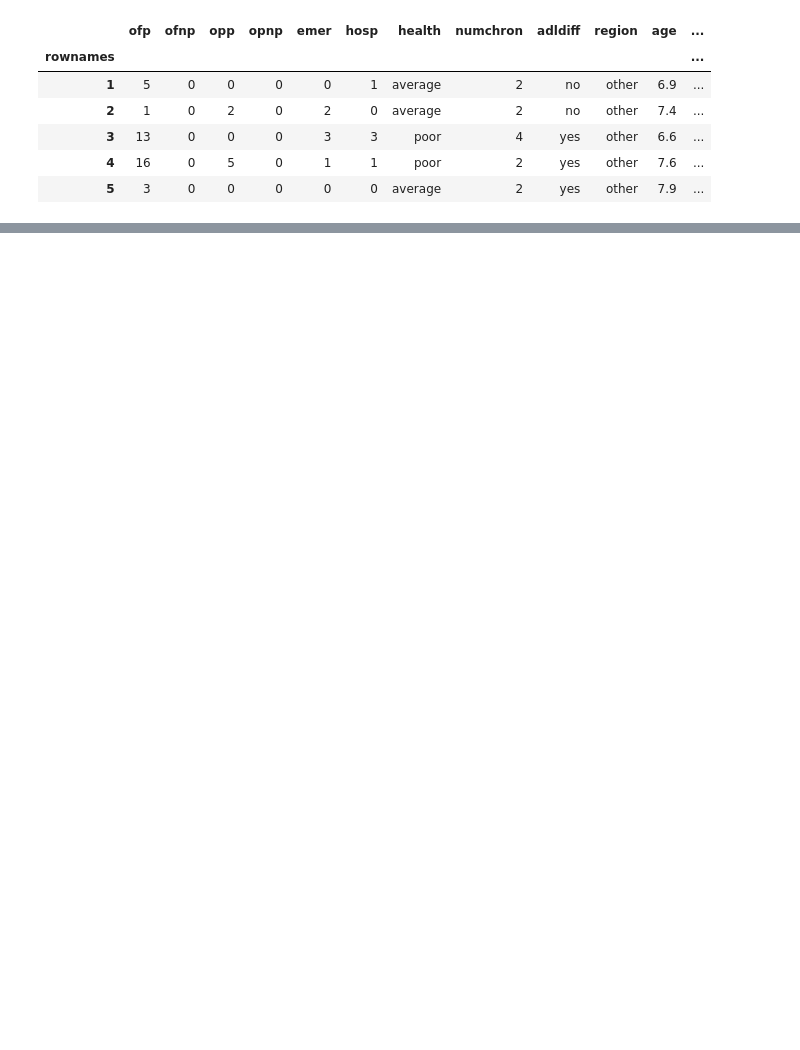
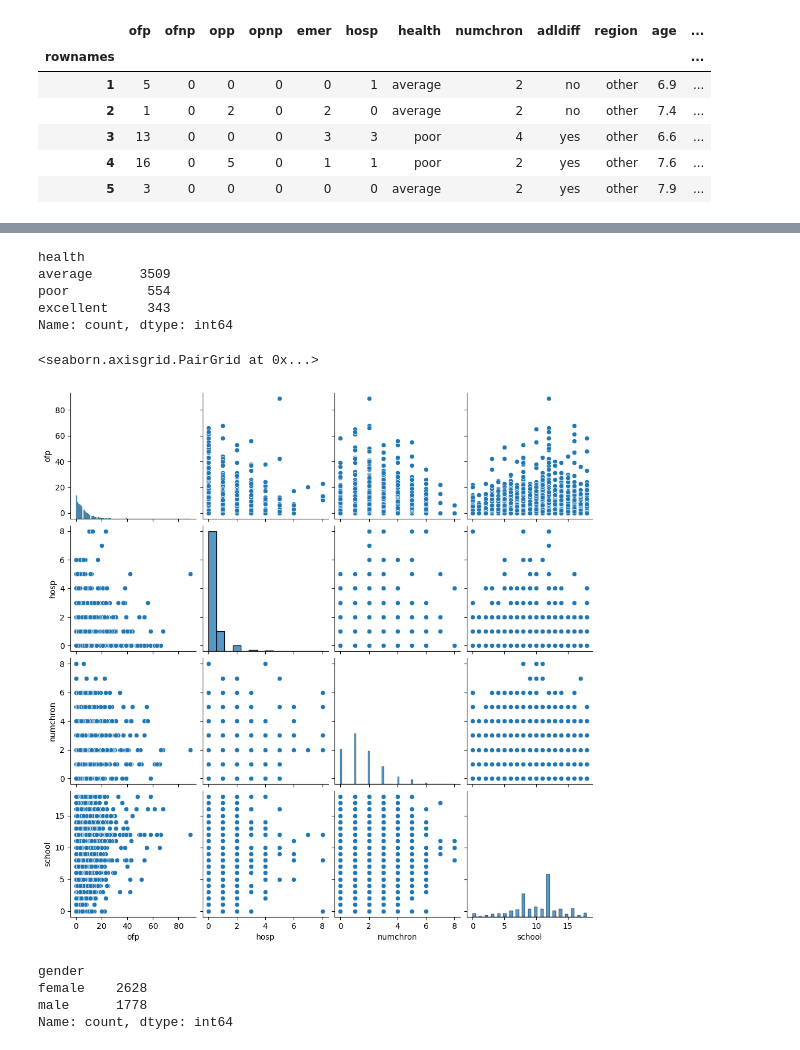
Before and after one commit to laryyssa/Aprendizado-de-Maquina-na-Saude, a Jupyter notebook: atv-4_regressao-poisson/main.ipynb, the cells around one changed output, grey strips where cells are left out. Drawn from its saved outputs; the diff is of its cells as text; code cells hidden in the pictures; blank space fills up the shorter version.

```diff
--- a/atv-4_regressao-poisson/main.ipynb
+++ b/atv-4_regressao-poisson/main.ipynb
@@ -14,3 +19,12 @@ df.head()
 | 3 | 13 | 0 | 0 | 0 | 3 | 3 | poor | 4 | yes | other | 6.6 | ... |
 | 4 | 16 | 0 | 5 | 0 | 1 | 1 | poor | 2 | yes | other | 7.6 | ... |
 | 5 | 3 | 0 | 0 | 0 | 0 | 0 | average | 2 | yes | other | 7.9 | ... |
+# %%
+df = df[['ofp','hosp', 'health', 'numchron', 'gender', 'school', 'privins']]
+# ofp - num de colsultas médicas
+# hosp - num de internações
+# healh - estado de saude autopercebido
+# numchron - num de condições cronicas
+# gender
+# school - num de anos de estudo
+# privins - indicador de seguro privado
@@ -16,0 +48,20 @@ df.head()
+# %%
+df['health'].value_counts()
+# %% [output]
+health
+average      3509
+poor          554
+excellent     343
+Name: count, dtype: int64
+# %%
+sns.pairplot(df)
+# %% [output]
+<seaborn.axisgrid.PairGrid at 0x...>
+[figure, added]
+# %%
+df['gender'].value_counts()
+# %% [output]
+gender
+female    2628
+male      1778
+Name: count, dtype: int64
```
Also changed, not shown: parts of 13 cells of this notebook, 1 other file.
